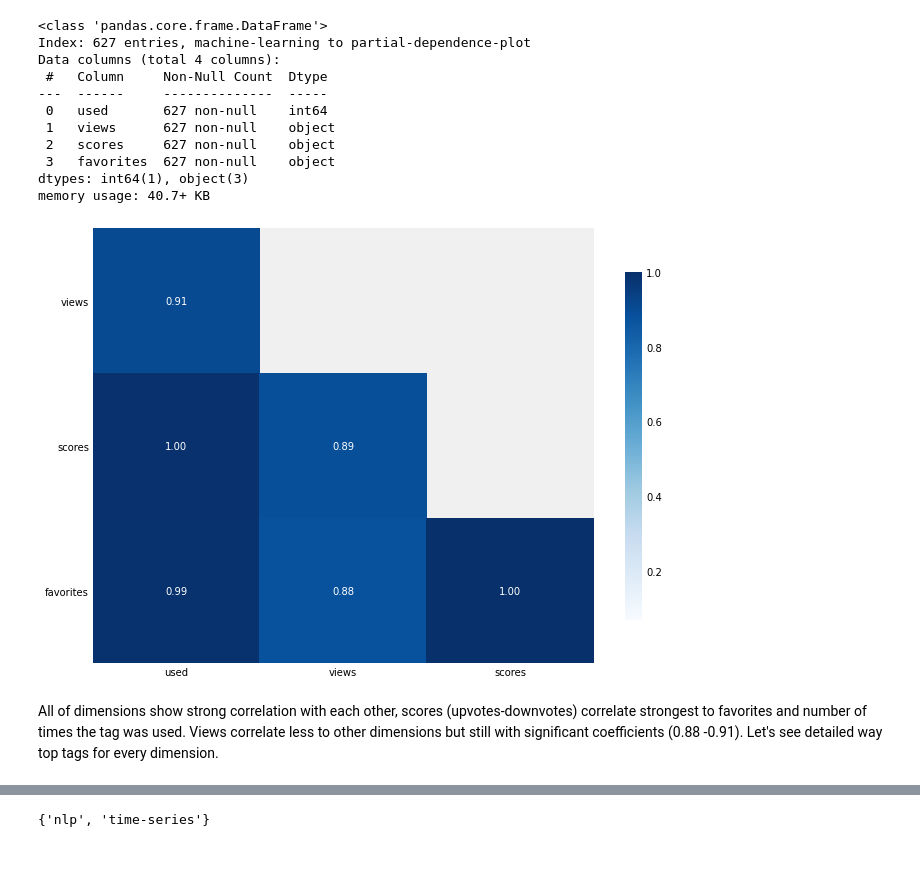
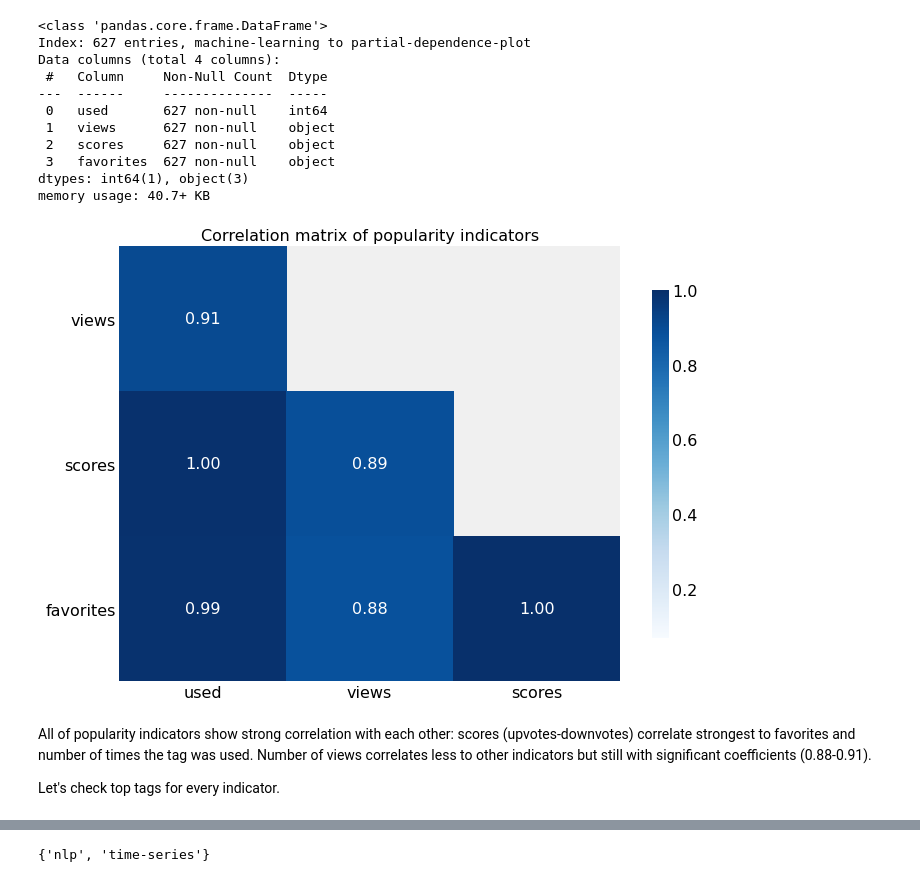
Before and after one commit to kafka-polka-dot/jupyter_projects, a Jupyter notebook: ds_questions/ds_questions.ipynb, the cells around one changed output, grey strips where cells are left out. Drawn from its saved outputs; the diff is of its cells as text; code cells hidden in the pictures.

```diff
--- a/ds_questions/ds_questions.ipynb
+++ b/ds_questions/ds_questions.ipynb
@@ -66,6 +68,7 @@ import numpy as np
 from wordcloud import WordCloud
 plt.style.use('fivethirtyeight')
 %matplotlib inline
+plt.rcParams.update({'font.size': 16})
 # %%
 posts = pd.read_csv('recent_questions.csv')
 # %%
@@ -229,25 +261,32 @@ eval_tags = eval_tags.astype('int64')
 # %%
 # create correlation matrix
 correlations = eval_tags.corr()
 
 fig, ax = plt.subplots(figsize=(10, 8))
 
 # create mask with half of the matrix
 mask = np.triu(np.ones_like(correlations, dtype=np.bool))
 
 # adjust mask and dataframe deleting the main diagonal row
 mask = mask[1:, :-1]
 corr = correlations.iloc[1:,:-1].copy()
 
+
 # plot heatmap
 sns.heatmap(corr, mask=mask, annot=True, fmt='.2f', cmap='Blues',
            vmin=0.07, vmax=1, cbar_kws={'shrink': .8})
-# yticks
+# rotate yticks
 plt.yticks(rotation=0)
+
+# set title
+plt.title("Correlation matrix of popularity indicators", fontsize =16)
+
 plt.show()
 # %% [output]
-[figure, old version]
+[figure, new version]
 # %% [markdown]
-All of dimensions show strong correlation with each other, scores (upvotes-downvotes) correlate strongest to favorites and number of times the tag was used. Views correlate less to other dimensions but still with significant coefficients (0.88 -0.91). Let's see detailed way top tags for every dimension.
+All of popularity indicators show strong correlation with each other: scores (upvotes-downvotes) correlate strongest to favorites and number of times the tag was used. Number of views correlates less to other indicators but still with significant coefficients (0.88-0.91).
+
+Let's check top tags for every indicator.
 # %%
 fig = plt.figure(figsize=(20, 14))
```
Also changed, not shown: parts of 83 cells of this notebook.
